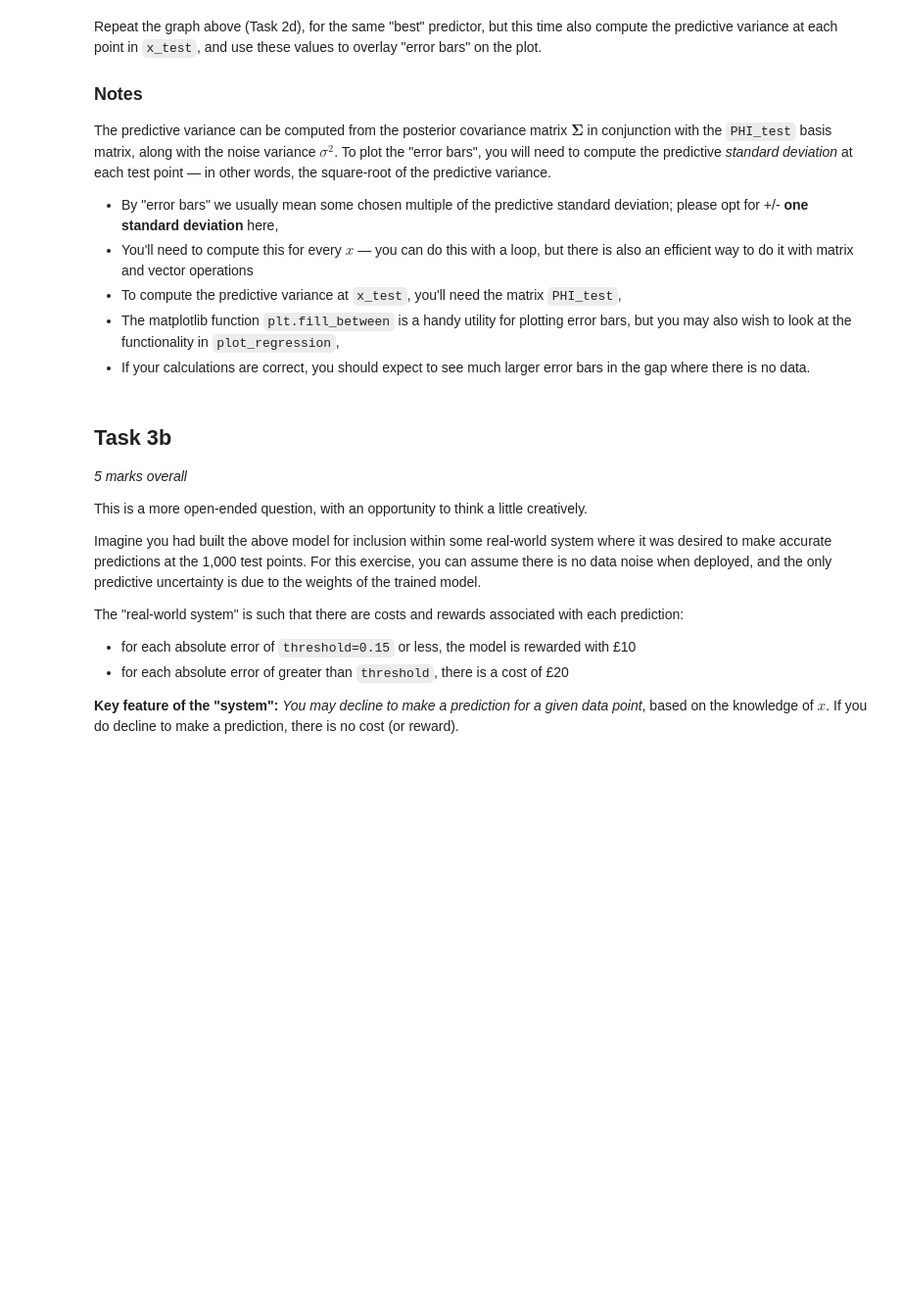
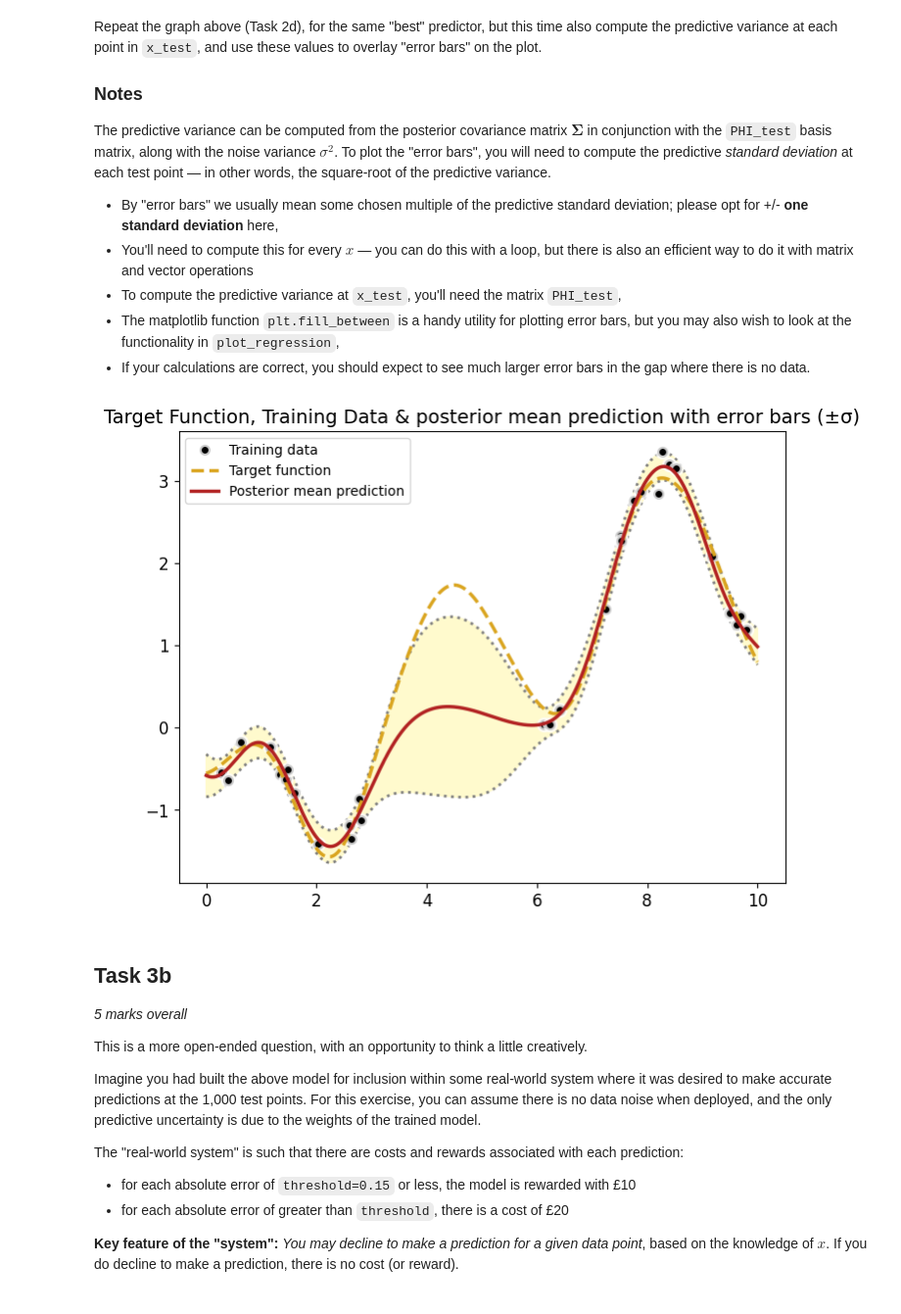
Before and after one commit to Salceid0/proyecto-bath, a Jupyter notebook: BayesianML/Coursework1/CM50268-Coursework-1.ipynb, the cells around one changed output. Shown at 98% size. Saved outputs shown, nothing was run; the diff lists cells and outputs as text; code cells hidden in the pictures; blank space fills up the shorter version.

```diff
--- a/BayesianML/Coursework1/CM50268-Coursework-1.ipynb
+++ b/BayesianML/Coursework1/CM50268-Coursework-1.ipynb
@@ -746,3 +733,26 @@ where there is no data.
+# %%
+# Compute the predictive variance
+#
+#### **** YOUR CODE HERE **** ####
+mu,cov = compute_posterior(PHI_train, y_train, best_alpha, sigma_2)
+post_mean_pred = (PHI_test @ mu)
+post_cov = sigma_2+ PHI_test @ cov @ PHI_test.T
+pred_var = np.diag(post_cov)
+# %%
+# Plot the error bars
+#
+#### **** YOUR PLOTTING CODE HERE **** ####
+#
+
+plotter = setup.Plotter()
+plotter.bars(x_test, post_mean_pred.flatten()-np.sqrt(pred_var), post_mean_pred.flatten()+np.sqrt(pred_var))
+plotter.plot("train", x_train, y_train, label="Training data")
+plotter.plot("test", x_test, y_test, label="Target function")
+plotter.plot("predict", x_test, post_mean_pred, label="Posterior mean prediction")
+plotter.tidy(title="Target Function, Training Data & posterior mean prediction with error bars (±σ)", legend=True)
+# setup.plot_regression(x_train, y_train, x_test, y_test, y_predict=post_mean_pred,title="Target Function, Training Data & posterior mean prediction", legend=True,)
+# %% [output]
+[figure, added]
 # %% [markdown]
 ## Task 3b
 *5 marks overall*
```
Also changed, not shown: parts of 16 cells of this notebook, 1 other file.
